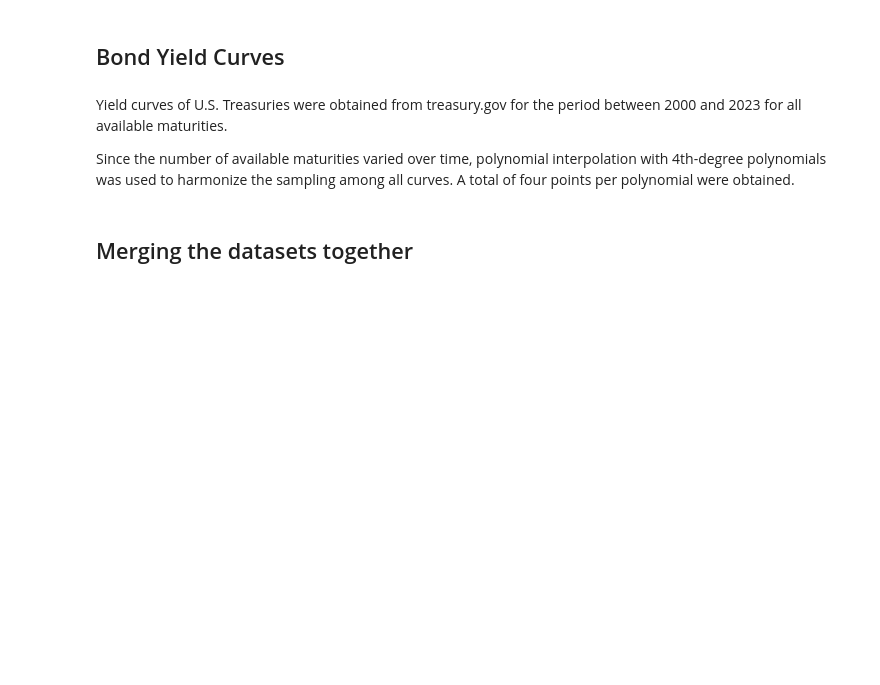
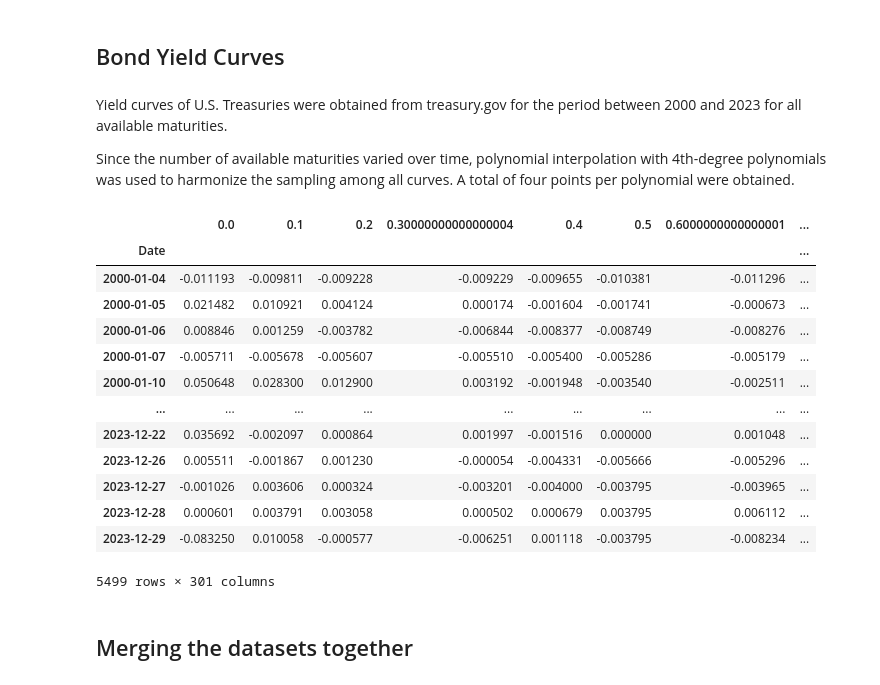
Before and after one commit to pcmendes1973/WQU-Capstone, a Jupyter notebook: Capstone_Code.ipynb, the cells around one changed output. Saved outputs shown, nothing was run; the diff lists cells and outputs as text; code cells hidden in the pictures; blank space fills up the shorter version.

Commit message:
Updated code for the yield curves

```diff
--- a/Capstone_Code.ipynb
+++ b/Capstone_Code.ipynb
@@ -500,3 +489,32 @@ yield_m
+# %%
+# Download yield curves from project repository
+# Each yield curve is interpolated and sampled every 0.1 years
+yield_curves = pd.read_csv(
+    "https://raw.githubusercontent.com/jfarrell8/WQU_5457/master/interpolated_yield_curves.zip",
+    index_col='Date',
+    compression='zip'
+)
+
+# Apply log difference and change variable name for
+# compatibility with subsequent code
+yield_m = np.log(yield_curves).diff()
+yield_m = yield_m.dropna()
+yield_m
+# %% [output]
+|  | 0.0 | 0.1 | 0.2 | 0.30000000000000004 | 0.4 | 0.5 | 0.6000000000000001 | ... |
+| Date |  |  |  |  |  |  |  | ... |
+| 2000-01-04 | -0.011193 | -0.009811 | -0.009228 | -0.009229 | -0.009655 | -0.010381 | -0.011296 | ... |
+| 2000-01-05 | 0.021482 | 0.010921 | 0.004124 | 0.000174 | -0.001604 | -0.001741 | -0.000673 | ... |
+| 2000-01-06 | 0.008846 | 0.001259 | -0.003782 | -0.006844 | -0.008377 | -0.008749 | -0.008276 | ... |
+| 2000-01-07 | -0.005711 | -0.005678 | -0.005607 | -0.005510 | -0.005400 | -0.005286 | -0.005179 | ... |
+| 2000-01-10 | 0.050648 | 0.028300 | 0.012900 | 0.003192 | -0.001948 | -0.003540 | -0.002511 | ... |
+| ... | ... | ... | ... | ... | ... | ... | ... | ... |
+| 2023-12-22 | 0.035692 | -0.002097 | 0.000864 | 0.001997 | -0.001516 | 0.000000 | 0.001048 | ... |
+| 2023-12-26 | 0.005511 | -0.001867 | 0.001230 | -0.000054 | -0.004331 | -0.005666 | -0.005296 | ... |
+| 2023-12-27 | -0.001026 | 0.003606 | 0.000324 | -0.003201 | -0.004000 | -0.003795 | -0.003965 | ... |
+| 2023-12-28 | 0.000601 | 0.003791 | 0.003058 | 0.000502 | 0.000679 | 0.003795 | 0.006112 | ... |
+| 2023-12-29 | -0.083250 | 0.010058 | -0.000577 | -0.006251 | 0.001118 | -0.003795 | -0.008234 | ... |
+5499 rows × 301 columns
 # %%
 ##### JOHN VERSION TO KEEP MOVING ####
 # use cached version
```
Also changed, not shown: parts of 1 cell of this notebook.
